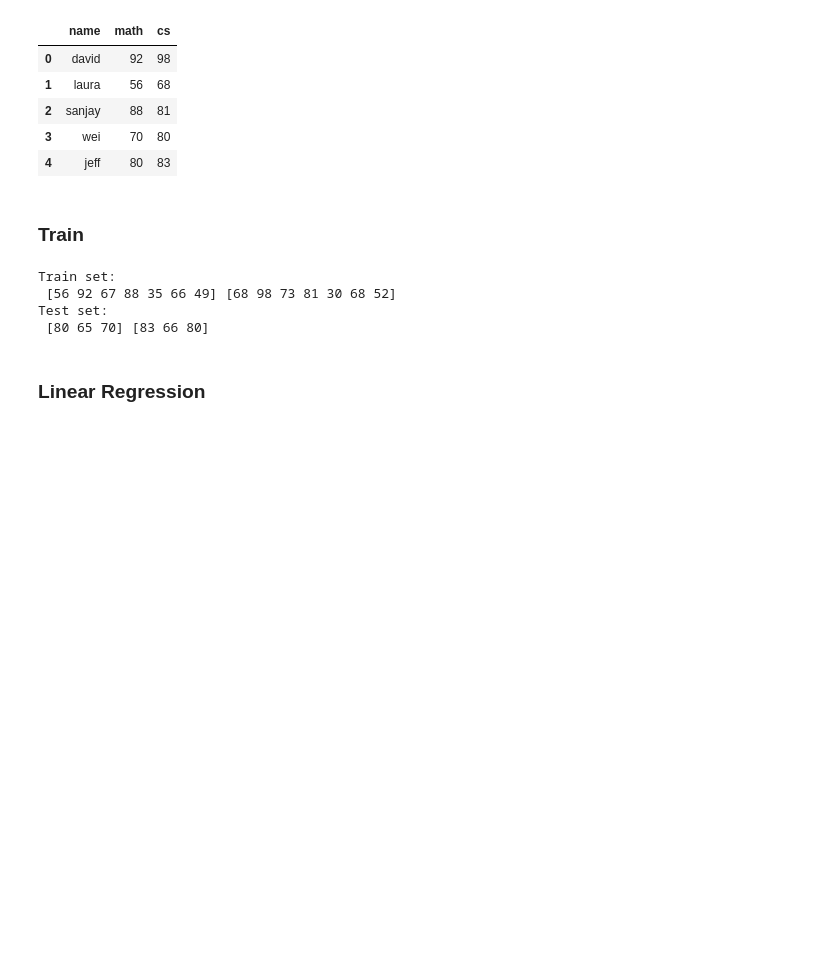
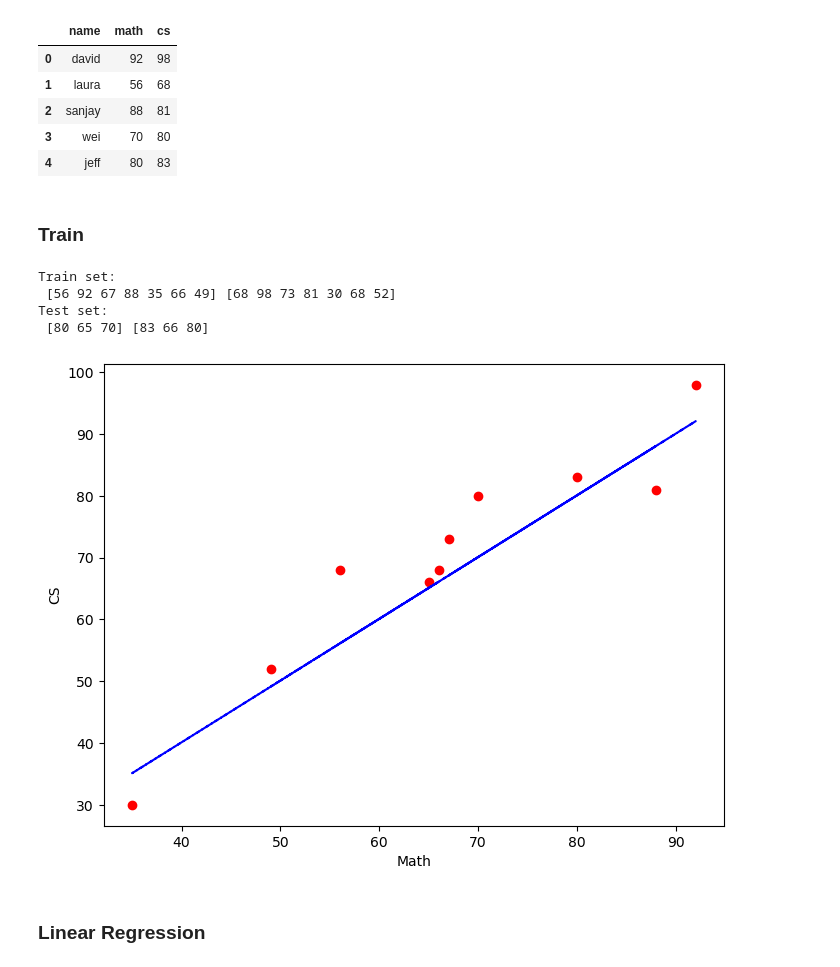
Before and after one commit to armachino/Goalearn, a Jupyter notebook: 1_costFunction/CostFonc.ipynb, the cells around one changed output. Cells and saved outputs as stored; diff of their text form; code cells hidden in the pictures; blank space fills up the shorter version.

```diff
--- a/1_costFunction/CostFonc.ipynb
+++ b/1_costFunction/CostFonc.ipynb
@@ -37,6 +37,16 @@ Train set:
  [56 92 67 88 35 66 49] [68 98 73 81 30 68 52]
 Test set:
  [80 65 70] [83 66 80]
+# %%
+plt.figure(figsize = (8,6))
+plt.scatter(df.math.values, df.cs.values, marker='o', color='red')
+plt.plot(X_train ,0.1+ 1*X_train, color='blue',markerfacecolor='red',
+             markersize=10,linestyle='dashed')
+plt.xlabel("Math")
+plt.ylabel("CS")
+plt.show()
+# %% [output]
+[figure, added]
 # %% [markdown]
 ### Linear Regression
 # %%
```
Also changed, not shown: parts of 1 cell of this notebook, 7 other files.
